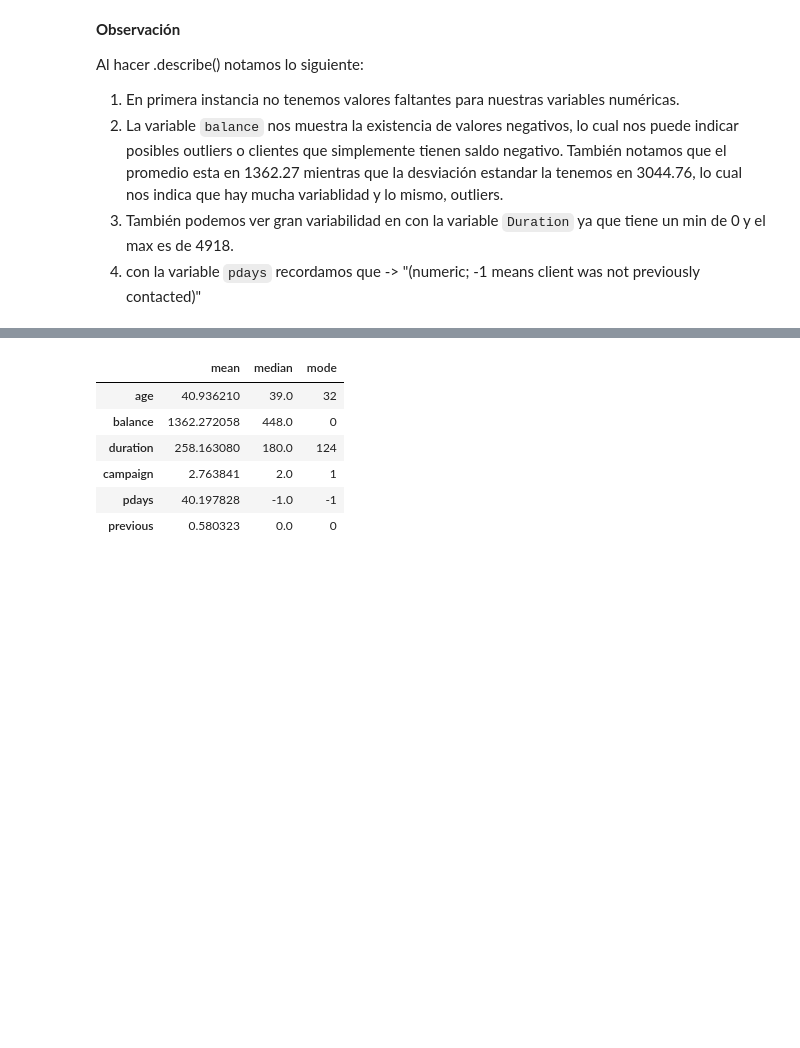
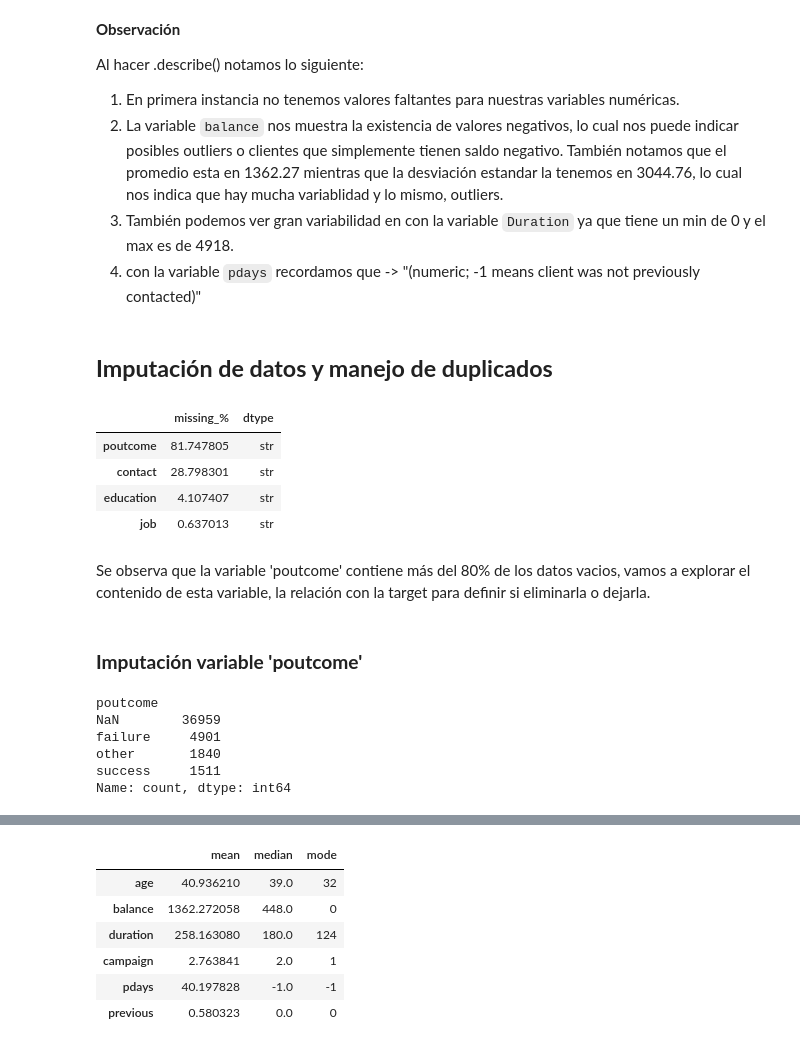
Before and after one commit to lfescobarg/Proyecto_final_MLops, a Jupyter notebook: notebooks/EDA.ipynb, the cells around one changed output, grey strips where cells are left out. Saved outputs shown, nothing was run; the diff lists cells and outputs as text; code cells hidden in the pictures; blank space fills up the shorter version.

```diff
--- a/notebooks/EDA.ipynb
+++ b/notebooks/EDA.ipynb
@@ -166,3 +135,35 @@ Al hacer .describe() notamos lo siguiente:
 2. La variable `balance` nos muestra la existencia de valores negativos, lo cual nos puede indicar posibles outliers o clientes que simplemente tienen saldo negativo. También notamos que el promedio esta en 1362.27 mientras que la desviación estandar la tenemos en 3044.76, lo cual nos indica que hay mucha variablidad y lo mismo, outliers.
 3. También podemos ver gran variabilidad en con la variable `Duration` ya que tiene un min de 0 y el max es de 4918.
 4. con la variable `pdays` recordamos que -> "(numeric; -1 means client was not previously contacted)"
+# %% [markdown]
+## **Imputación de datos y manejo de duplicados**
+# %%
+missing = df.isnull().mean() * 100
+
+missing_df = pd.DataFrame({
+    'missing_%': missing,
+    'dtype': df.dtypes
+})
+
+missing_df = missing_df[missing_df['missing_%'] > 0].sort_values(by='missing_%', ascending=False)
+
+missing_df
+# %% [output]
+|  | missing_% | dtype |
+| poutcome | 81.747805 | str |
+| contact | 28.798301 | str |
+| education | 4.107407 | str |
+| job | 0.637013 | str |
+# %% [markdown]
+Se observa que la variable 'poutcome' contiene más del 80% de los datos vacios, vamos a explorar el contenido de esta variable, la relación con la target para definir si eliminarla o dejarla.
+# %% [markdown]
+### **Imputación variable 'poutcome'**
+# %%
+df['poutcome'].value_counts(dropna=False)
+# %% [output]
+poutcome
+NaN        36959
+failure     4901
+other       1840
+success     1511
+Name: count, dtype: int64
```
Also changed, not shown: parts of 23 cells of this notebook.
